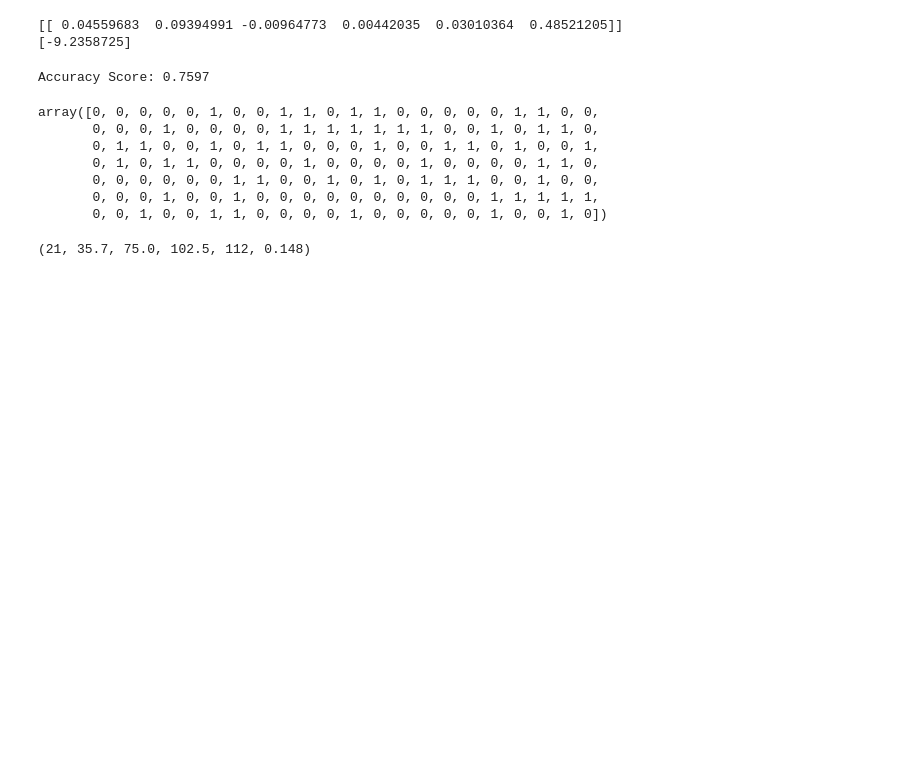
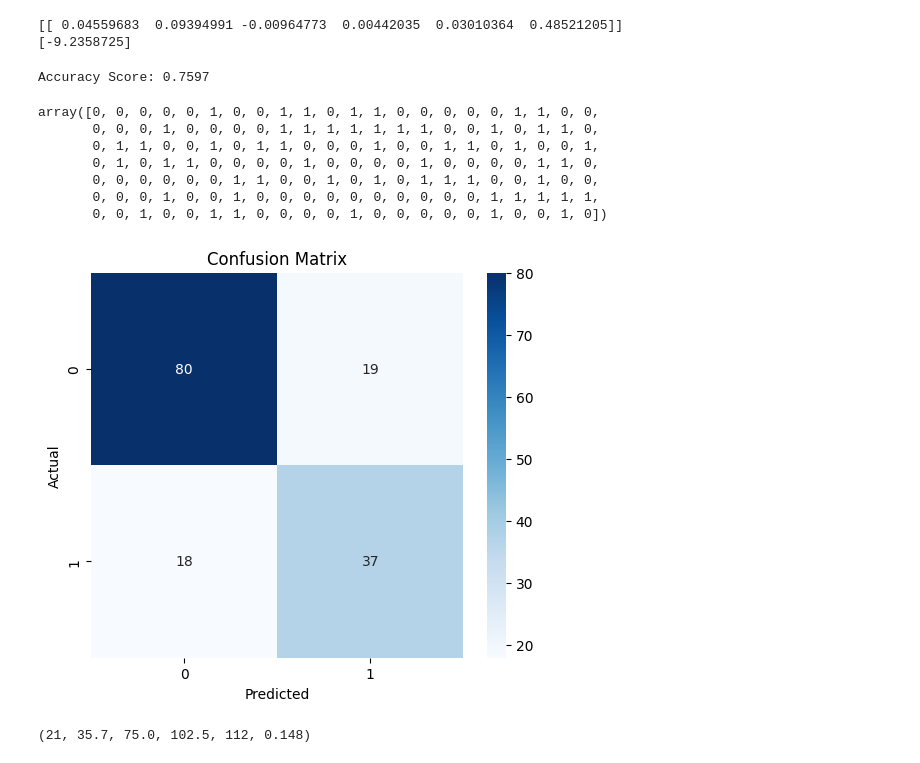
Before and after one commit to manaal6/Introduction_To_AI_Lab_Tasks, a Jupyter notebook: lab05/Lab_05_Diabetes_Logistic_Regression.ipynb, the cells around one changed output. Saved outputs shown, nothing was run; the diff lists cells and outputs as text; code cells hidden in the pictures; blank space fills up the shorter version.

Commit message:
Fix Colab runs: auto-download CSVs from GitHub raw, fix Lab05 plot backend

```diff
--- a/lab05/Lab_05_Diabetes_Logistic_Regression.ipynb
+++ b/lab05/Lab_05_Diabetes_Logistic_Regression.ipynb
@@ -1,13 +1,17 @@
 # %%
-# Colab + local compatible loader
+# Colab + local compatible loader (downloads CSV if not present)
 import os
 import numpy as np
 import pandas as pd
 
 CANDIDATES = ['diabetes.csv', 'lab05/diabetes.csv', '/content/diabetes.csv']
 data_path = next((x for x in CANDIDATES if os.path.exists(x)), None)
+if data_path is None:
+    url = 'https://raw.githubusercontent.com/manaal6/Introduction_To_AI_Lab_Tasks/main/lab05/diabetes.csv'
+    print('Downloading:', url)
+    data_path = 'diabetes.csv'
+    pd.read_csv(url).to_csv(data_path, index=False)
 print('Using:', data_path)
-assert data_path is not None, 'diabetes.csv not found - upload it in Colab Files panel'
 df = pd.read_csv(data_path, encoding='ascii', delimiter=',')
 
 df.head()
@@ -81,20 +85,21 @@ array([0, 0, 0, 0, 0, 1, 0, 0, 1, 1, 0, 1, 1, 0, 0, 0, 0, 0, 1, 1, 0, 0,
        0, 0, 0, 1, 0, 0, 1, 0, 0, 0, 0, 0, 0, 0, 0, 0, 0, 1, 1, 1, 1, 1,
        0, 0, 1, 0, 0, 1, 1, 0, 0, 0, 0, 1, 0, 0, 0, 0, 0, 1, 0, 0, 1, 0])
 # %%
-import matplotlib
-matplotlib.use('Agg')  # headless-safe backend (works on Colab too)
+%matplotlib inline
 import matplotlib.pyplot as plt
 import seaborn as sns
 
 # Generate the confusion matrix and visualize using heatmap
 cm = confusion_matrix(y_test, y_pred)
 
 plt.figure(figsize=(6, 5))
 sns.heatmap(cm, annot=True, fmt='d', cmap='Blues')
 plt.title('Confusion Matrix')
 plt.xlabel('Predicted')
 plt.ylabel('Actual')
 plt.show()
+# %% [output]
+[figure, added]
 # %%
 21,35.7,75.0,102.5,112,0.148
 # %% [output]
```
Also changed, not shown: 3 other files.
